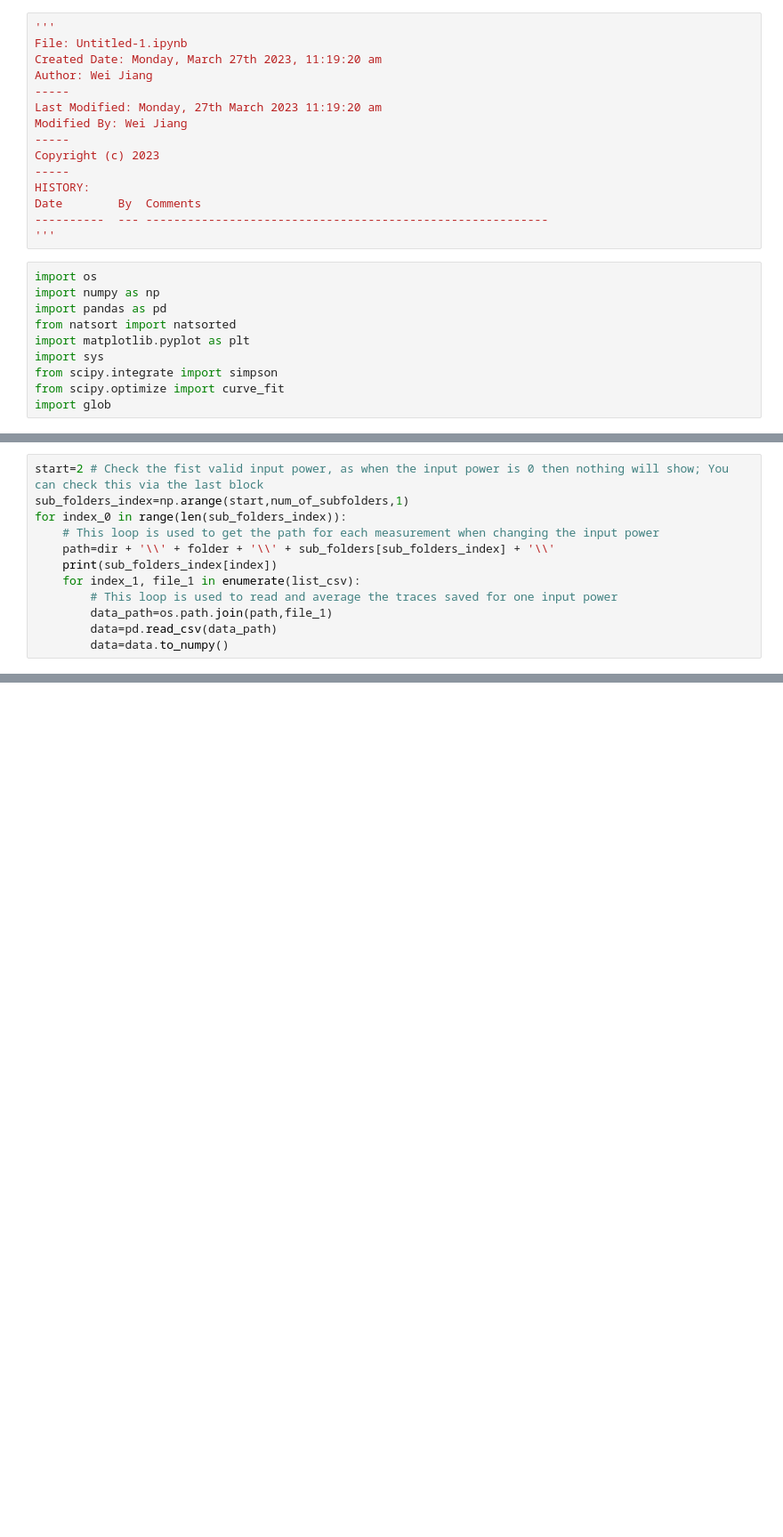
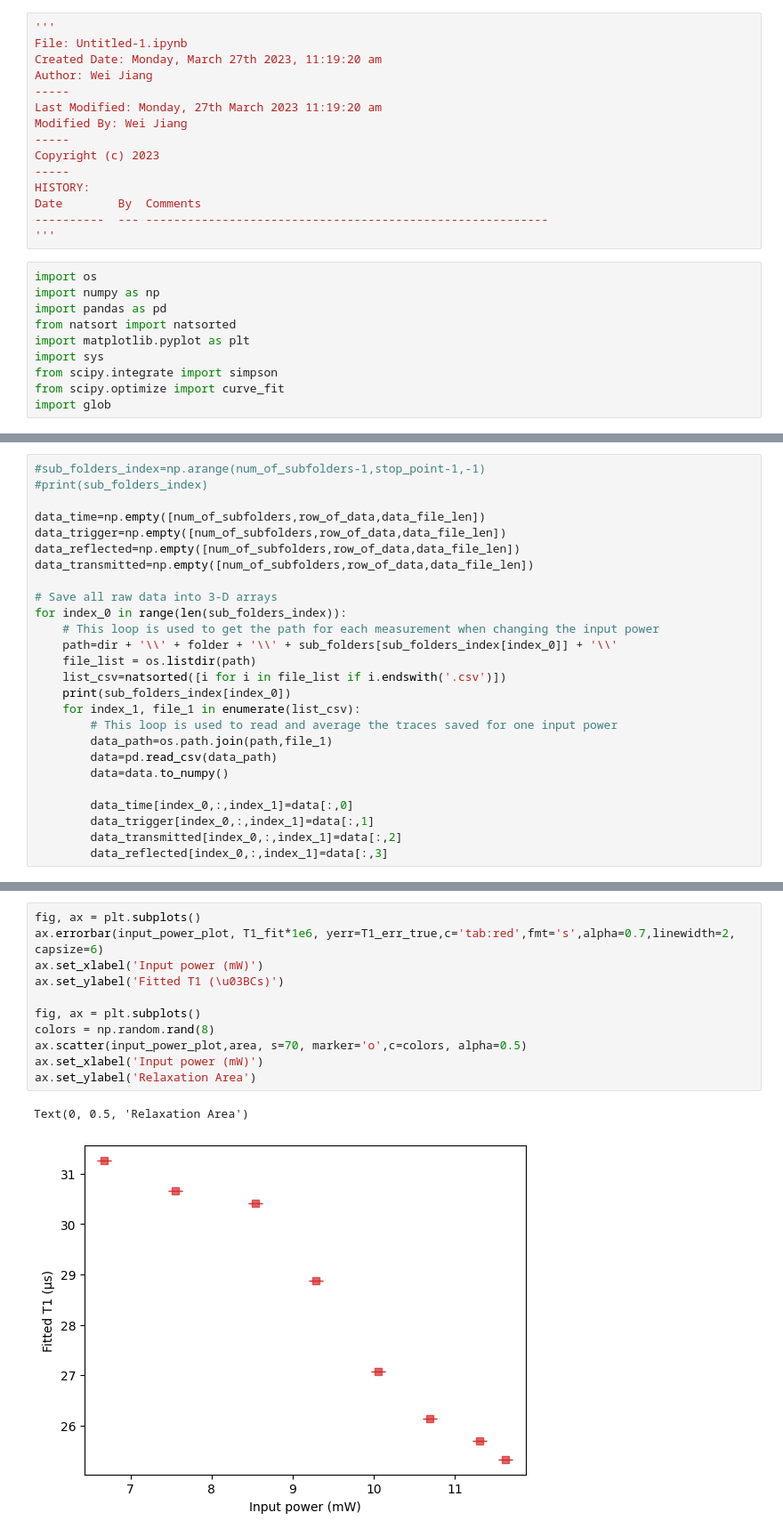
Before and after one commit to JUOM2016/Data-processing, a Jupyter notebook: 20230327_T1.ipynb, the cells around one changed output, grey strips where cells are left out. Shown: that part at 89% size. Saved outputs shown, nothing was run; the diff lists cells and outputs as text; blank space fills up the shorter version.

```diff
--- a/20230327_T1.ipynb
+++ b/20230327_T1.ipynb
@@ -85,13 +102,27 @@ KeyboardInterrupt:
 # %%
-start=2 # Check the fist valid input power, as when the input power is 0 then nothing will show; You can check this via the last block
-sub_folders_index=np.arange(start,num_of_subfolders,1)
+#sub_folders_index=np.arange(num_of_subfolders-1,stop_point-1,-1)
+#print(sub_folders_index)
+
+data_time=np.empty([num_of_subfolders,row_of_data,data_file_len])
+data_trigger=np.empty([num_of_subfolders,row_of_data,data_file_len])
+data_reflected=np.empty([num_of_subfolders,row_of_data,data_file_len])
+data_transmitted=np.empty([num_of_subfolders,row_of_data,data_file_len])
+
+# Save all raw data into 3-D arrays
 for index_0 in range(len(sub_folders_index)):
     # This loop is used to get the path for each measurement when changing the input power
-    path=dir + '\\' + folder + '\\' + sub_folders[sub_folders_index] + '\\'
-    print(sub_folders_index[index])
+    path=dir + '\\' + folder + '\\' + sub_folders[sub_folders_index[index_0]] + '\\'
+    file_list = os.listdir(path)
+    list_csv=natsorted([i for i in file_list if i.endswith('.csv')])
+    print(sub_folders_index[index_0])
     for index_1, file_1 in enumerate(list_csv):
         # This loop is used to read and average the traces saved for one input power
         data_path=os.path.join(path,file_1)
         data=pd.read_csv(data_path)
         data=data.to_numpy()
+
+        data_time[index_0,:,index_1]=data[:,0]
+        data_trigger[index_0,:,index_1]=data[:,1]
+        data_transmitted[index_0,:,index_1]=data[:,2]
+        data_reflected[index_0,:,index_1]=data[:,3]
 # %% [output]
@@ -114,0 +239,14 @@ for index_0 in range(len(sub_folders_index)):
+# %%
+fig, ax = plt.subplots()
+ax.errorbar(input_power_plot, T1_fit*1e6, yerr=T1_err_true,c='tab:red',fmt='s',alpha=0.7,linewidth=2, capsize=6)
+ax.set_xlabel('Input power (mW)')
+ax.set_ylabel('Fitted T1 (\u03BCs)')
+
+fig, ax = plt.subplots()
+colors = np.random.rand(8)
+ax.scatter(input_power_plot,area, s=70, marker='o',c=colors, alpha=0.5)
+ax.set_xlabel('Input power (mW)')
+ax.set_ylabel('Relaxation Area')
+# %% [output]
+Text(0, 0.5, 'Relaxation Area')
+[figure, added]
```
Also changed, not shown: parts of 4 cells of this notebook.
